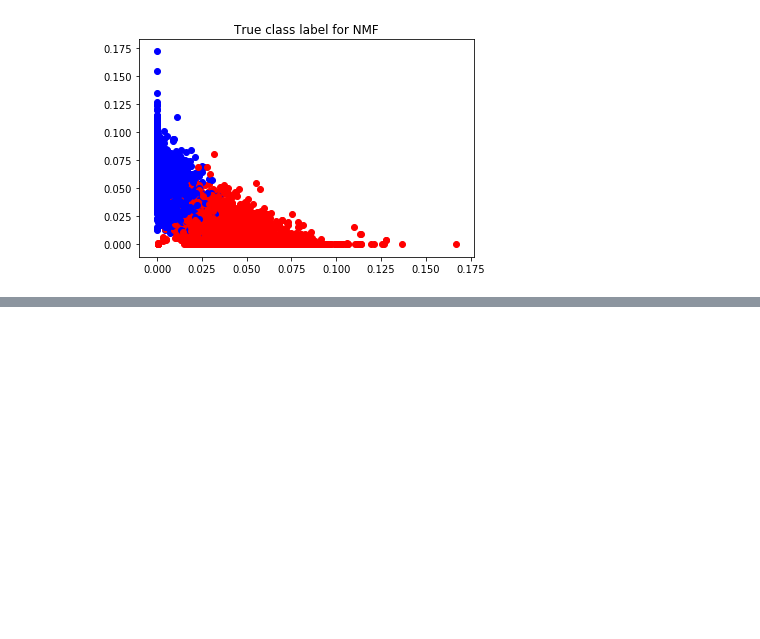
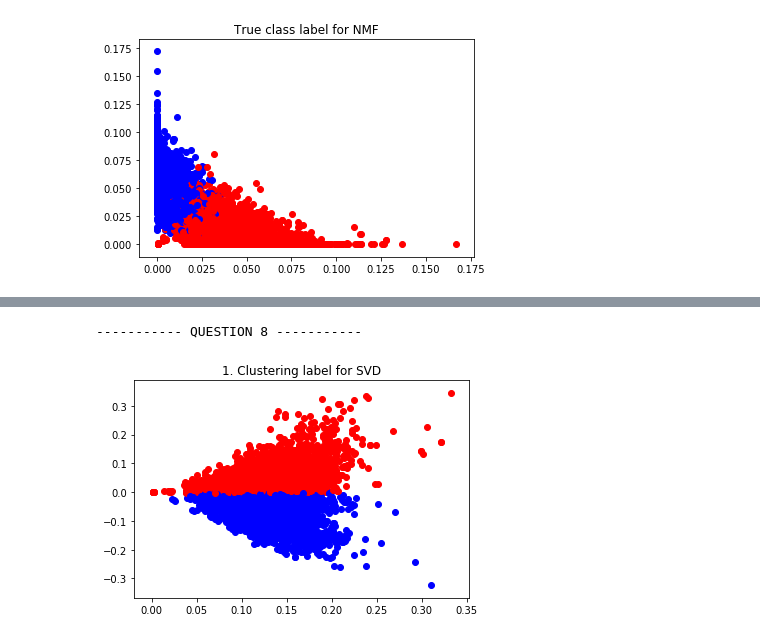
Before and after one commit to ztsorojev/K-means-Clustering, a Jupyter notebook: EE219_Project2.ipynb, the cells around one changed output, grey strips where cells are left out. Cells and saved outputs as stored; diff of their text form; code cells hidden in the pictures; blank space fills up the shorter version.

```diff
--- a/EE219_Project2.ipynb
+++ b/EE219_Project2.ipynb
@@ -337,0 +323,80 @@ MemoryError:
+# %%
+"""
+QUESTION 8
+"""
+print("----------- QUESTION 8 -----------")
+
+# Do the transformation
+def log_trans(dataMatrix) :
+    c = 0.01
+    finalMatrix = np.zeros(shape=(dataMatrix.shape[0],dataMatrix.shape[1]))
+    for i in range(0, finalMatrix.shape[0]) :
+        for j in range(0, finalMatrix.shape[1]) :
+            finalMatrix[i,j] = np.log(abs(dataMatrix[i,j])+c)-np.log(c) if dataMatrix[i,j] > 0 \
+                                else -np.log(abs(dataMatrix[i,j])+c)+np.log(c) if dataMatrix[i,j] < 0 else 0
+    return finalMatrix
+
+from sklearn import preprocessing
+
+# For each feature, let them have unit variance and zero means
+X_svd_scaled = preprocessing.scale(X_svd)
+X_nmf_scaled = preprocessing.scale(X_nmf)
+
+ynot = []
+for i in range(0,len(y)) :
+    if y[i] == 0 :
+        ynot.append(1)
+    else :
+        ynot.append(0)
+
+# Combination 1： SVD
+y_pred_svd_1 = KMeans(n_clusters=2, n_init=50, max_iter=1500, random_state=0).fit_predict(X_svd)
+plot_cluster_or_class(X_svd,y_pred_svd_1)
+plt.title('1. Clustering label for SVD')
+plt.show()
+# Combination 2: SVD + Unit Variance
+y_pred_svd_2 = KMeans(n_clusters=2, n_init=50, max_iter=1500, random_state=0).fit_predict(X_svd_scaled)
+plot_cluster_or_class(X_svd,y_pred_svd_2)
+plt.title('2. Clustering label for SVD + Unit Variance')
+plt.show()
+# Combination 3: SVD + Log Trans
+y_pred_svd_3 = KMeans(n_clusters=2, n_init=50, max_iter=1500, random_state=0).fit_predict(log_trans(X_svd))
+plot_cluster_or_class(X_svd,y_pred_svd_3)
+plt.title('3. Clustering label for SVD + Log trans')
+plt.show()
+# Combination 4: SVD + Unit Variance + Log Trans
+y_pred_svd_4 = KMeans(n_clusters=2, n_init=50, max_iter=1500, random_state=0).fit_predict(log_trans(X_svd_scaled))
+plot_cluster_or_class(X_svd,y_pred_svd_4)
+plt.title('4. Clustering label for SVD + Unit Variance + Log trans')
+plt.show()
+# True Class for SVD
+plot_cluster_or_class(X_svd,y)
+plt.title('True class label for SVD')
+plt.show()
+# Combination 5: NMF
+y_pred_nmf_1 = KMeans(n_clusters=2, n_init=50, max_iter=1500, random_state=0).fit_predict(X_nmf)
+plot_cluster_or_class(X_nmf,y_pred_nmf_1)
+plt.title('5. Clustering label for NMF')
+plt.show()
+# Combination 6:  NMF + Unit Variance
+y_pred_nmf_2 = KMeans(n_clusters=2, n_init=50, max_iter=1500, random_state=0).fit_predict(X_nmf_scaled)
+plot_cluster_or_class(X_nmf,y_pred_nmf_2)
+plt.title('6. Clustering label for NMF + Unit Variance')
+plt.show()
+# Combination 7: NMF + Log Trans
+y_pred_nmf_3 = KMeans(n_clusters=2, n_init=50, max_iter=1500, random_state=0).fit_predict(log_trans(X_nmf))
+plot_cluster_or_class(X_nmf,y_pred_nmf_3)
+plt.title('7. Clustering label for NMF + Log trans')
+plt.show()
+# Combination 8: NMF + Unit Variance + Log Trans
+y_pred_nmf_4 = KMeans(n_clusters=2, n_init=50, max_iter=1500, random_state=0).fit_predict(log_trans(X_nmf_scaled))
+plot_cluster_or_class(X_nmf,y_pred_nmf_4)
+plt.title('8. Clustering label for NMF + Unit Variance + Log trans')
+plt.show()
+# True class for NMF
+plot_cluster_or_class(X_nmf,y)
+plt.title('True class label for NMF')
+plt.show()
+# %% [output]
+----------- QUESTION 8 -----------
+[figure, added]
```
Also changed, not shown: parts of 8 cells of this notebook.
